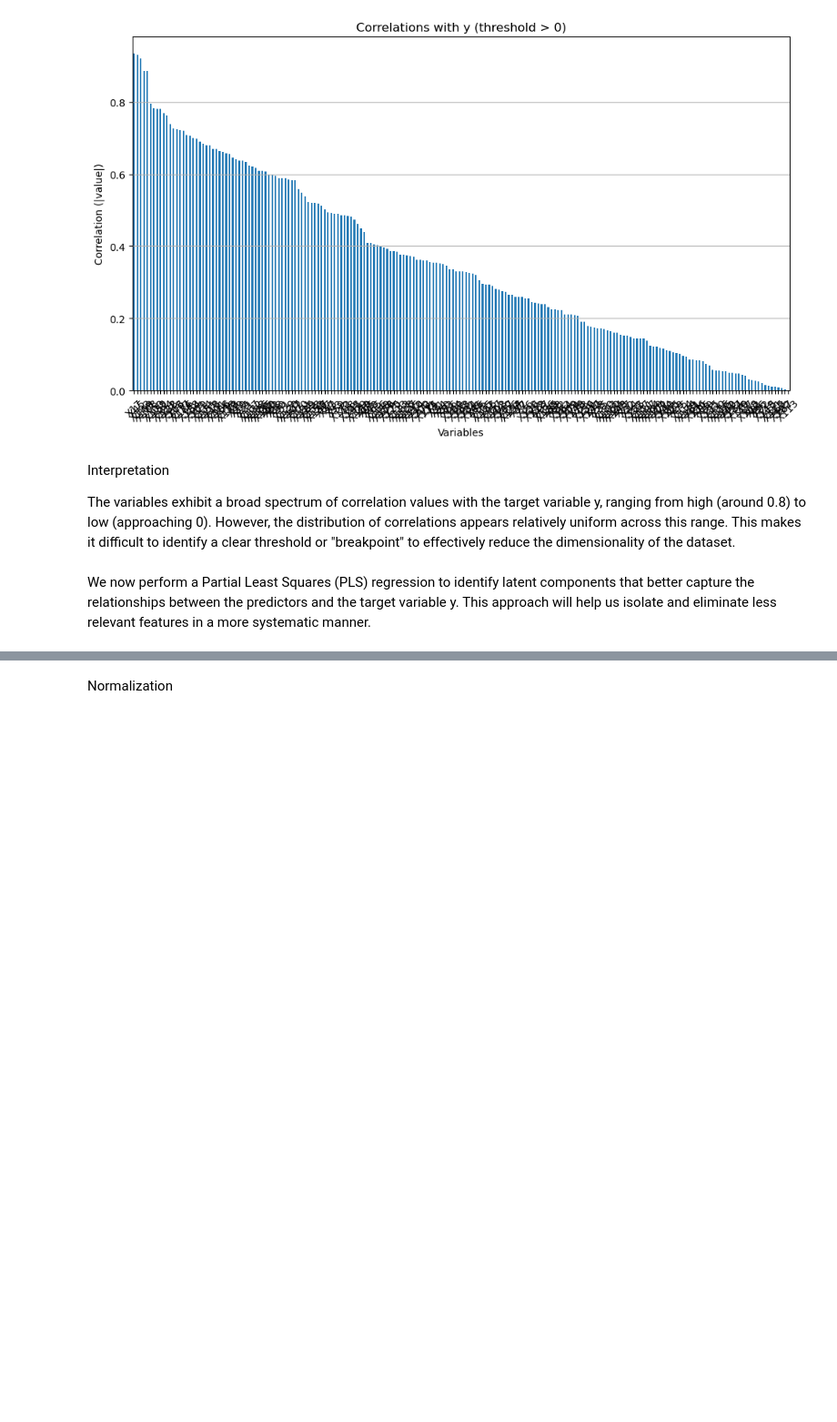
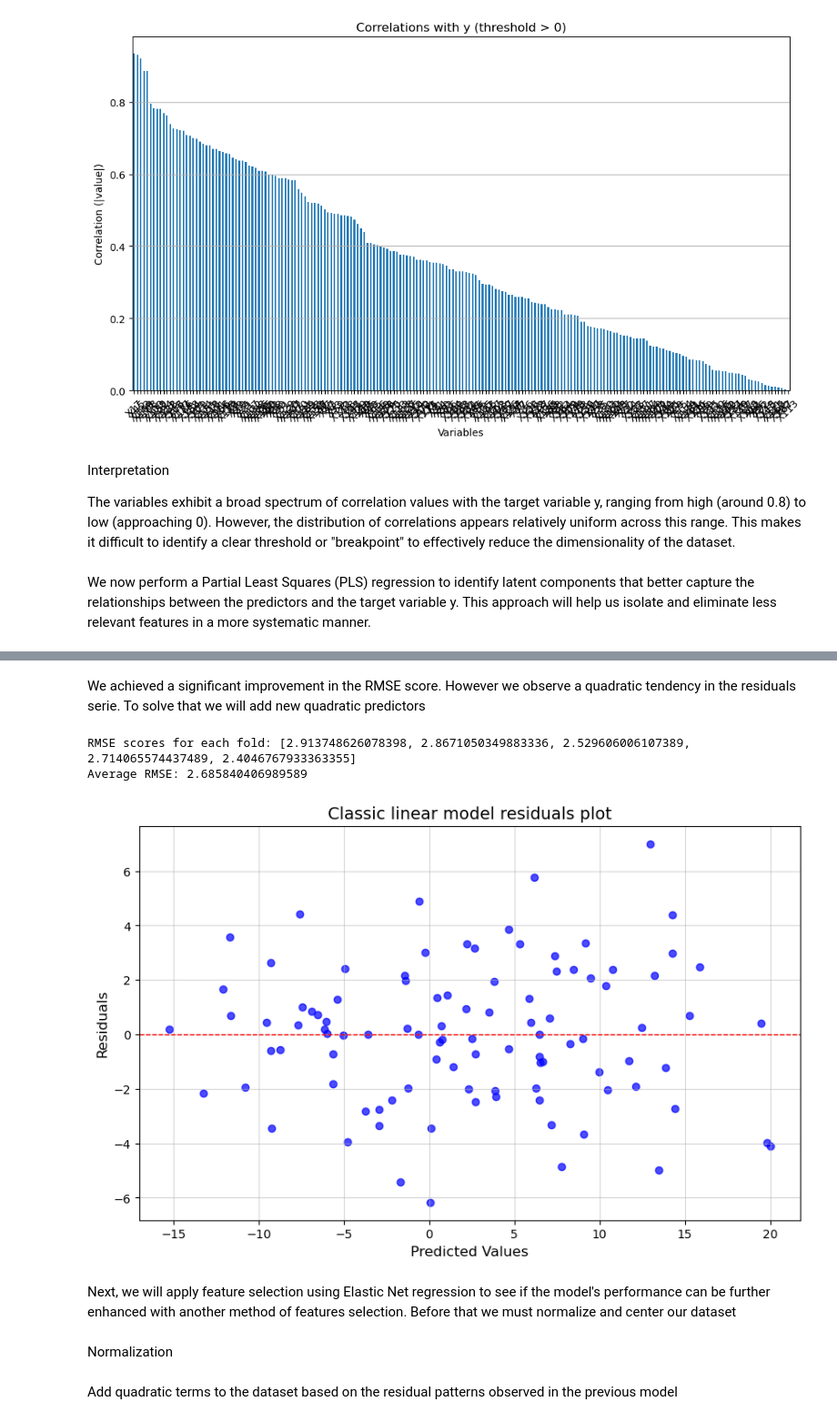
Before and after one commit to luc-polo/Advanced-Regression-Challenge, a Jupyter notebook: Script.ipynb, the cells around one changed output, grey strips where cells are left out. Shown at 91% size. Drawn from its saved outputs; the diff is of its cells as text; code cells hidden in the pictures; blank space fills up the shorter version.

```diff
--- a/Script.ipynb
+++ b/Script.ipynb
@@ -299,3 +453,80 @@ This approach will help us isolate and eliminate less relevant features in a mor
+# %% [markdown]
+We achieved a significant improvement in the RMSE score. However we observe a quadratic tendency in the residuals serie. To solve that we will add new quadratic predictors
+# %%
+from sklearn.cross_decomposition import PLSRegression
+from sklearn.linear_model import LinearRegression
+from sklearn.metrics import mean_squared_error
+import numpy as np
+
+# Define the number of components for PLS
+n_components = 1
+
+# Initialize the PLS model
+pls_model = PLSRegression(n_components=n_components)
+
+# Initialize the linear regression model
+linear_model = LinearRegression()
+
+# Perform stratified cross-validation
+rmse_scores = []
+n_bins = 5
+n_splits = 5
+random_state = 42
+
+# Bin the target variable for stratification
+y_binned = pd.qcut(Y, q=n_bins, labels=False)
+
+from sklearn.model_selection import StratifiedKFold
+
+skf = StratifiedKFold(n_splits=n_splits, shuffle=True, random_state=random_state)
+
+for train_index, test_index in skf.split(X, y_binned):
+    # Split the data into training and testing sets
+    X_train, X_test = X.iloc[train_index], X.iloc[test_index]
+    Y_train, Y_test = Y.iloc[train_index], Y.iloc[test_index]
+
+    # Train the PLS model on the training set
+    pls_model.fit(X_train, Y_train)
+    latent_train = pls_model.x_scores_
+    latent_test = pls_model.transform(X_test)
+
+    # Add quadratic terms
+    latent_train_quadratic = np.hstack([latent_train, latent_train ** 2, latent_train ** 3])
+    latent_test_quadratic = np.hstack([latent_test, latent_test ** 2, latent_test ** 3])
+
+    # Train the linear regression model
+    linear_model.fit(latent_train_quadratic, Y_train)
+
+    # Predict on the testing set
+    predictions = linear_model.predict(latent_test_quadratic)
+
+    # Calculate RMSE for this fold
+    rmse = np.sqrt(mean_squared_error(Y_test, predictions))
+    rmse_scores.append(rmse)
+
+# Calculate average RMSE across all folds
+avg_rmse = np.mean(rmse_scores)
+
+# Display results
+print(f"RMSE scores for each fold: {rmse_scores}")
+print(f"Average RMSE: {avg_rmse}")
+
+# Refit the PLS model on the entire dataset
+pls_model.fit(X, Y)
+latent_components = pls_model.x_scores_
+latent_components_quadratic = np.hstack([latent_components, latent_components ** 2])
+
+# Fit the linear model on the full dataset
+linear_model.fit(latent_components_quadratic, Y)
+
+# Predict and plot residuals
+plot_residuals(linear_model, latent_components_quadratic, Y, title="Classic linear model residuals plot")
+# %% [output]
+RMSE scores for each fold: [2.913748626078398, 2.8671050349883336, 2.529606006107389, 2.714065574437489, 2.4046767933363355]
+Average RMSE: 2.685840406989589
+[figure, added]
+# %% [markdown]
+Next, we will apply feature selection using Elastic Net regression to see if the model's performance can be further enhanced with another method of features selection. Before that we must normalize and center our dataset
 # %% [markdown]
 Normalization
 # %%
@@ -307,0 +539,2 @@ predictors_scaled = pd.DataFrame(predictors_scaled_array, columns=predictors.col
+# %% [markdown]
+Add quadratic terms to the dataset based on the residual patterns observed in the previous model
```
Also changed, not shown: parts of 13 cells of this notebook.
